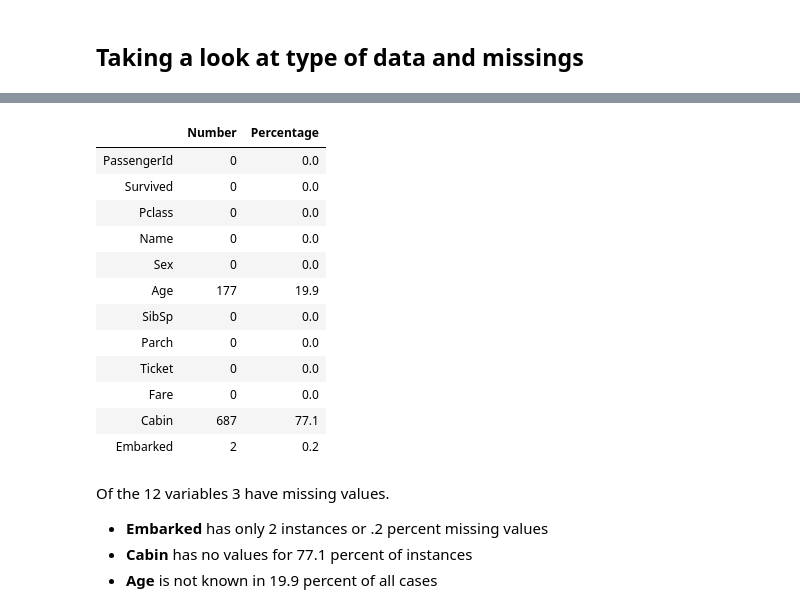
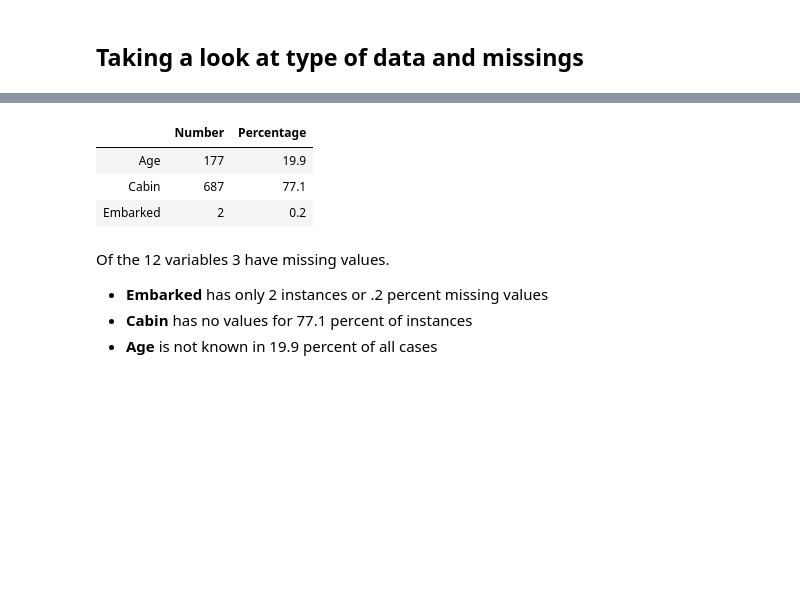
Before and after one commit to EcholotFisher/titanic, a Jupyter notebook: titanic.ipynb, the cells around one changed output, grey strips where cells are left out. Cells and saved outputs as stored; diff of their text form; code cells hidden in the pictures; blank space fills up the shorter version.

```diff
--- a/titanic.ipynb
+++ b/titanic.ipynb
@@ -66,19 +79,10 @@ memory usage: 83.7+ KB
 # %%
 missing = pd.DataFrame(train.isnull().sum(),columns=['Number'])
 missing['Percentage'] = round(missing.Number/train.shape[0]*100,1)
-missing
+missing[missing.Number!=0]
 # %% [output]
 |  | Number | Percentage |
-| PassengerId | 0 | 0.0 |
-| Survived | 0 | 0.0 |
-| Pclass | 0 | 0.0 |
-| Name | 0 | 0.0 |
-| Sex | 0 | 0.0 |
 | Age | 177 | 19.9 |
-| SibSp | 0 | 0.0 |
-| Parch | 0 | 0.0 |
-| Ticket | 0 | 0.0 |
-| Fare | 0 | 0.0 |
 | Cabin | 687 | 77.1 |
 | Embarked | 2 | 0.2 |
 # %% [markdown]
```
Also changed, not shown: parts of 15 cells of this notebook, 1 other file.
